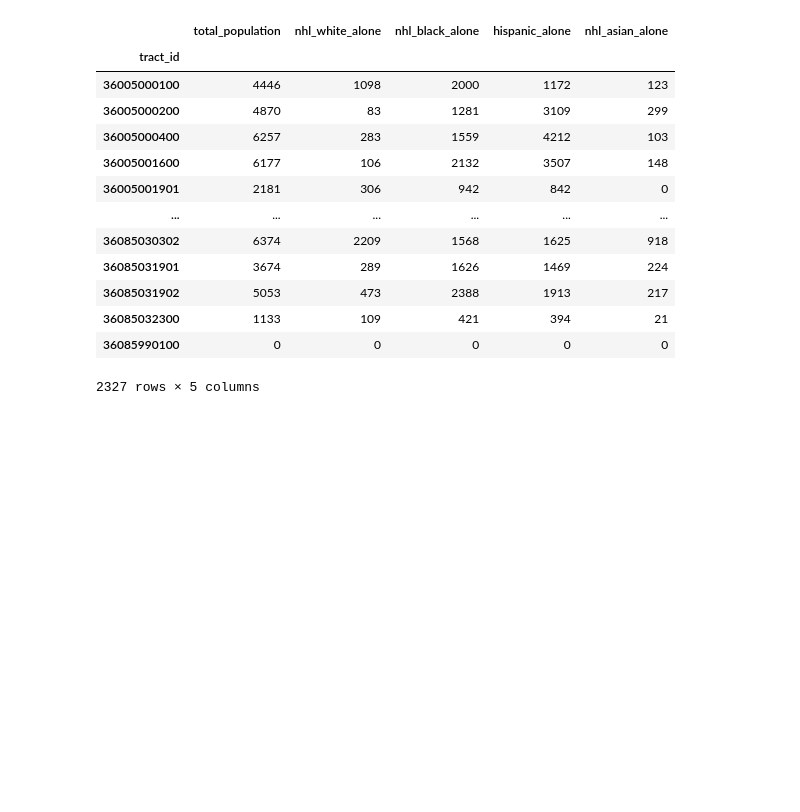
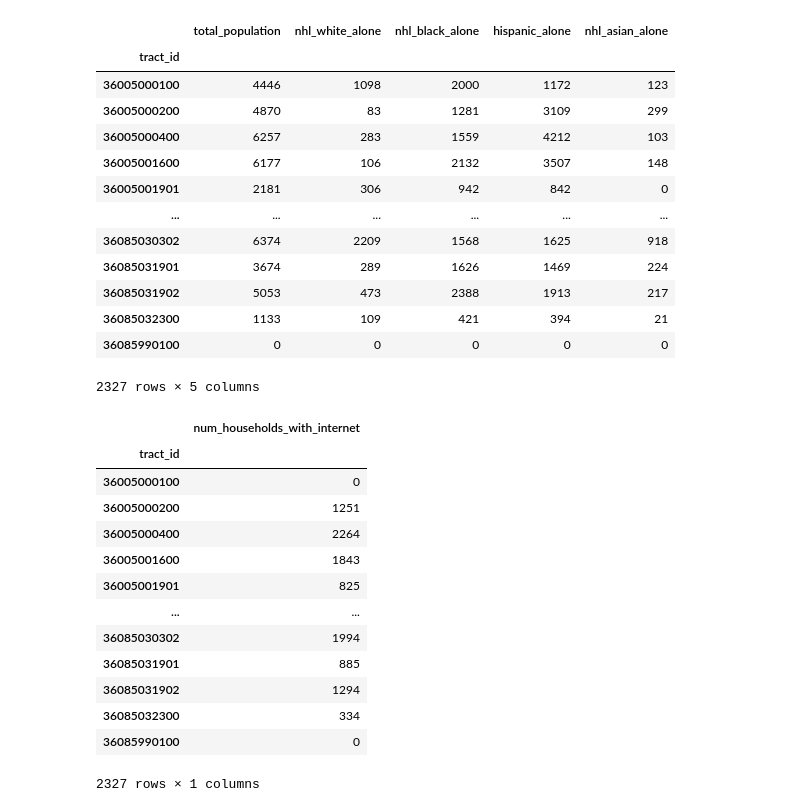
Before and after one commit to pendulating/bayflood, a Jupyter notebook: aggregation/analysis_df.ipynb, the cells around one changed output. Saved outputs shown, nothing was run; the diff lists cells and outputs as text; code cells hidden in the pictures; blank space fills up the shorter version.

Commit message:
num_households_with_internet column

```diff
--- a/aggregation/analysis_df.ipynb
+++ b/aggregation/analysis_df.ipynb
@@ -172,0 +204,33 @@ ct_nyc = ct_nyc.merge(race_nyc, left_index=True, right_index=True)
+# %%
+s2801_nyc = pd.read_json('demo/data/acs22_s2801.json', orient='records')
+
+s2801_nyc.columns = s2801_nyc.iloc[0]
+s2801_nyc = s2801_nyc[1:]
+
+s2801_nyc['tract_id'] = s2801_nyc['GEO_ID'].str.split('US', expand=True)[1]
+
+INTERNET_ACCESS_COLS = {
+    'S2801_C01_012E': 'num_households_with_internet'
+}
+
+internet_access_nyc = s2801_nyc[list(INTERNET_ACCESS_COLS.keys())]
+internet_access_nyc.columns = internet_access_nyc.columns.map(lambda x: INTERNET_ACCESS_COLS[x])
+internet_access_nyc.index = s2801_nyc['tract_id']
+# cast all columns to ints
+internet_access_nyc = internet_access_nyc.astype(int)
+internet_access_nyc
+# %% [output]
+|  | num_households_with_internet |
+| tract_id |  |
+| 36005000100 | 0 |
+| 36005000200 | 1251 |
+| 36005000400 | 2264 |
+| 36005001600 | 1843 |
+| 36005001901 | 825 |
+| ... | ... |
+| 36085030302 | 1994 |
+| 36085031901 | 885 |
+| 36085031902 | 1294 |
+| 36085032300 | 334 |
+| 36085990100 | 0 |
+2327 rows × 1 columns
```
Also changed, not shown: parts of 15 cells of this notebook, 1 other file.
